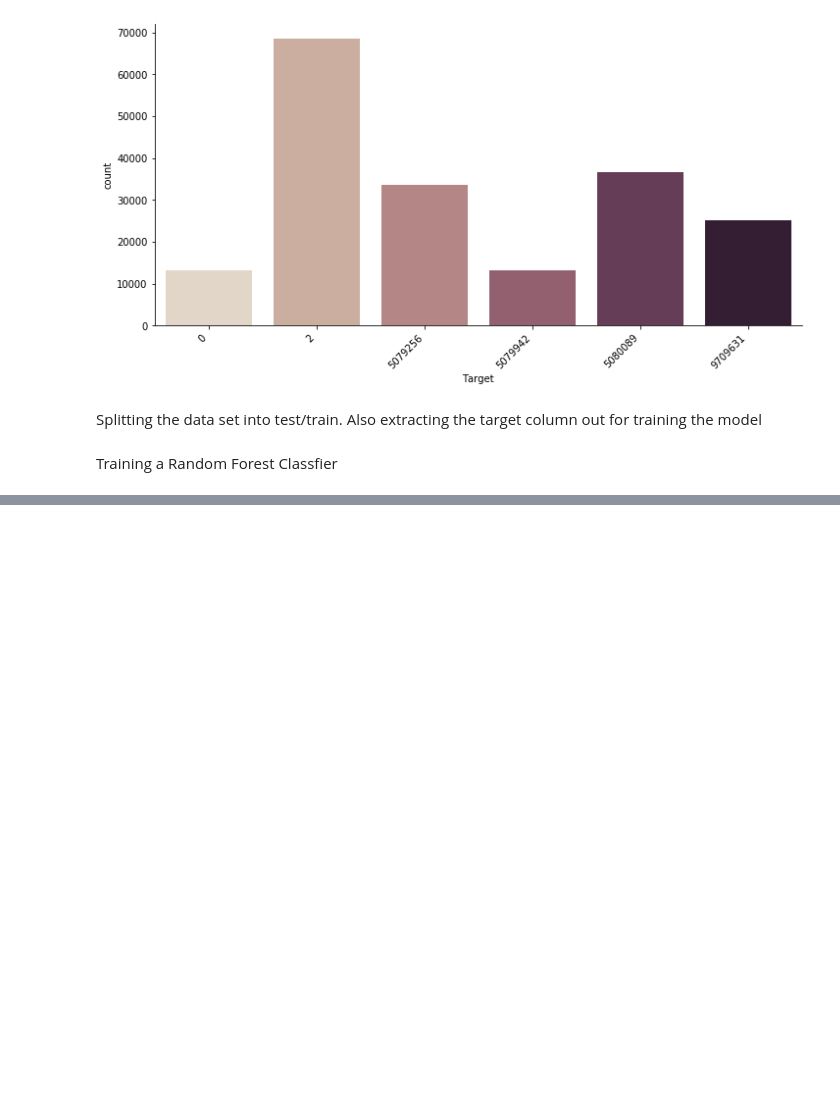
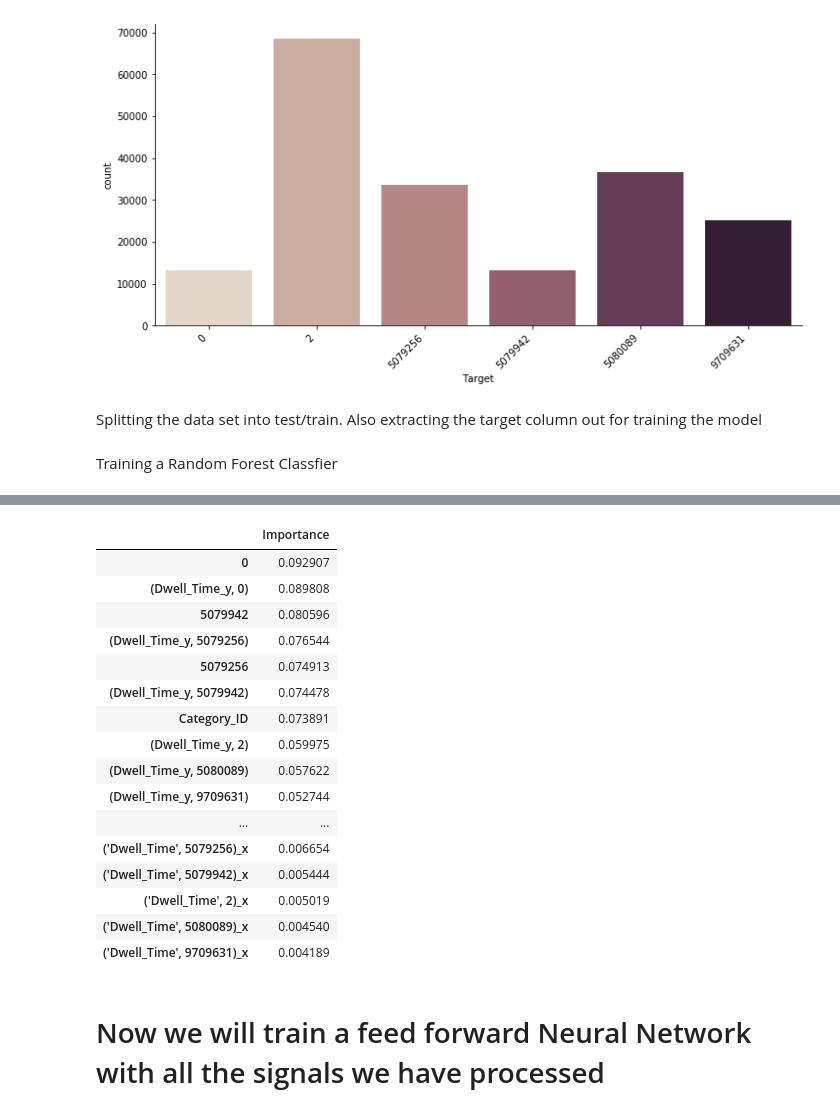
Before and after one commit to salmanarif86/MLAI, a Jupyter notebook: Yorkdale_oxford.ipynb, the cells around one changed output, grey strips where cells are left out. Drawn from its saved outputs; the diff is of its cells as text; code cells hidden in the pictures; blank space fills up the shorter version.

```diff
--- a/Yorkdale_oxford.ipynb
+++ b/Yorkdale_oxford.ipynb
@@ -502,0 +713,21 @@ array([      0,       2, 5079256, 5079942, 5080089, 9709631])
+# %%
+df_majority = strat_train_stores[strat_train_stores['Target']==0]
+df_minority = strat_train_stores[strat_train_stores['Target']==5079942]
+
+
+df_majority_downsampled = resample(df_majority,
+                                 replace=False,
+                                 n_samples=len(df_minority),
+                                 random_state=42)
+# %%
+strat_train_stores = strat_train_stores[strat_train_stores['Target']!=0]
+strat_train_stores = pd.concat([df_majority_downsampled, strat_train_stores])
+strat_train_stores = shuffle(strat_train_stores)
+# %%
+X_train_store = strat_train_stores[['Day','Category_ID','Month', 0,2, 5079256, 5079942, 5080089, 9709631,"('Dwell_Time', 0)_x", "('Dwell_Time', 2)_x","('Dwell_Time', 5079256)_x", "('Dwell_Time', 5079942)_x","('Dwell_Time', 5080089)_x", "('Dwell_Time', 9709631)_x",('Dwell_Time_y', 0),('Dwell_Time_y', 2),('Dwell_Time_y', 5079256), ('Dwell_Time_y', 5079942),('Dwell_Time_y', 5080089),   ('Dwell_Time_y', 9709631)]]
+y_train_store = strat_train_stores[['Target']]
+X_test_store = strat_test_stores[['Day','Category_ID','Month', 0,2, 5079256, 5079942, 5080089, 9709631,"('Dwell_Time', 0)_x", "('Dwell_Time', 2)_x","('Dwell_Time', 5079256)_x", "('Dwell_Time', 5079942)_x","('Dwell_Time', 5080089)_x", "('Dwell_Time', 9709631)_x",('Dwell_Time_y', 0),('Dwell_Time_y', 2),('Dwell_Time_y', 5079256), ('Dwell_Time_y', 5079942),('Dwell_Time_y', 5080089),   ('Dwell_Time_y', 9709631)]]
+y_test_store = strat_test_stores[['Target']]
+# %%
+rnd_clf = RandomForestClassifier(n_estimators=500, max_depth=25,n_jobs=-1,random_state=15,criterion='entropy')
+rnd_clf.fit(X_train_store,y_train_store)
@@ -502,0 +768,30 @@ array([      0,       2, 5079256, 5079942, 5080089, 9709631])
+# %%
+cols = X_train_store.columns
+feature_importance_all = rnd_clf.feature_importances_
+feature_importance = {}
+for i in  range(len(cols)):
+    feature_importance[cols[i]] = feature_importance_all[i]
+
+feature_import =  pd.DataFrame.from_dict(feature_importance,
+                                         orient = 'index',columns=['Importance'])
+feature_import.sort_values(by='Importance',ascending=False)
+# %% [output]
+|  | Importance |
+| 0 | 0.092907 |
+| (Dwell_Time_y, 0) | 0.089808 |
+| 5079942 | 0.080596 |
+| (Dwell_Time_y, 5079256) | 0.076544 |
+| 5079256 | 0.074913 |
+| (Dwell_Time_y, 5079942) | 0.074478 |
+| Category_ID | 0.073891 |
+| (Dwell_Time_y, 2) | 0.059975 |
+| (Dwell_Time_y, 5080089) | 0.057622 |
+| (Dwell_Time_y, 9709631) | 0.052744 |
+| ... | ... |
+| ('Dwell_Time', 5079256)_x | 0.006654 |
+| ('Dwell_Time', 5079942)_x | 0.005444 |
+| ('Dwell_Time', 2)_x | 0.005019 |
+| ('Dwell_Time', 5080089)_x | 0.004540 |
+| ('Dwell_Time', 9709631)_x | 0.004189 |
+# %% [markdown]
+# Now we will train a feed forward Neural Network with all the signals we have processed
```
Also changed, not shown: parts of 57 cells of this notebook.
